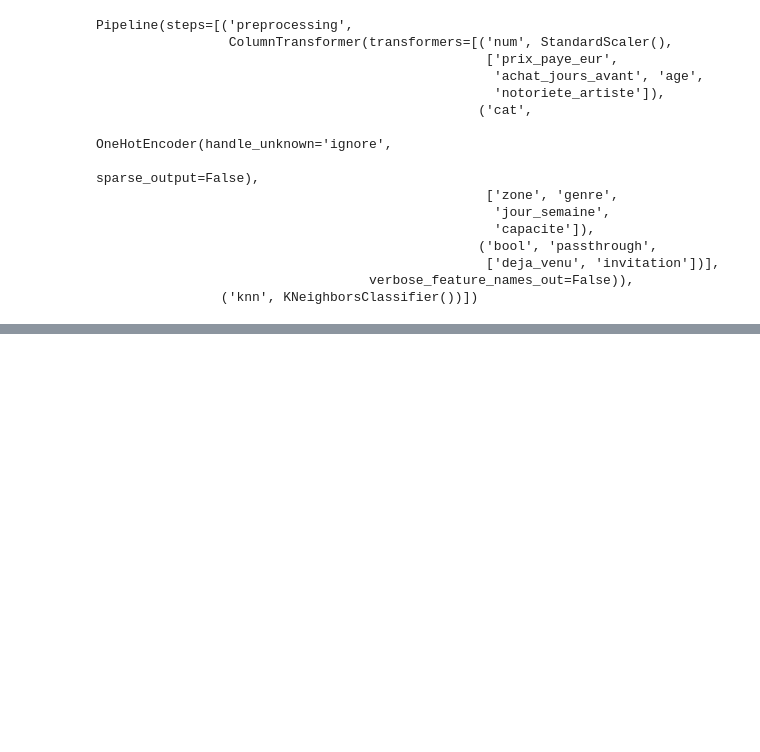
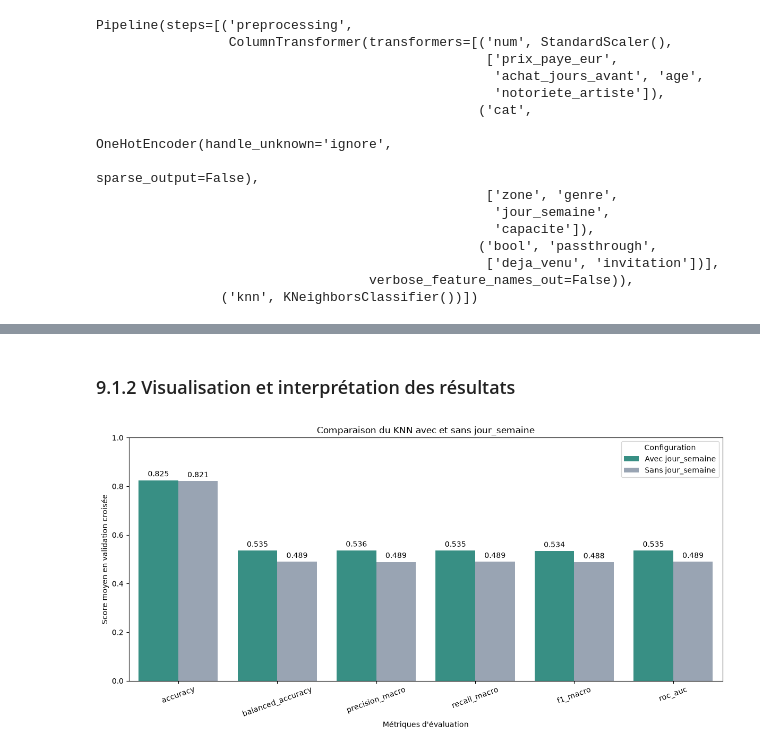
Before and after one commit to Fourkhoub/Projet_DataMining, a Jupyter notebook: notebooks/Question5.ipynb, the cells around one changed output, grey strips where cells are left out. Cells and saved outputs as stored; diff of their text form; code cells hidden in the pictures; blank space fills up the shorter version.

```diff
--- a/notebooks/Question5.ipynb
+++ b/notebooks/Question5.ipynb
@@ -941,0 +1510,41 @@ Pipeline(steps=[('preprocessing',
+# %% [markdown]
+### 9.1.2 Visualisation et interprétation des résultats
+# %%
+# Préparation des données pour la visualisation
+comparaison_jour_graph = comparaison_jour.melt(
+    id_vars='Métrique',
+    value_vars=[
+        'Avec jour_semaine',
+        'Sans jour_semaine'
+    ],
+    var_name='Configuration',
+    value_name='Score'
+)
+
+# Création de la figure
+plt.figure(figsize=(12, 6))
+
+# Comparaison graphique des performances
+ax = sns.barplot(
+    data=comparaison_jour_graph,
+    x='Métrique',
+    y='Score',
+    hue='Configuration',
+    palette=['#2A9D8F', '#94A3B8']
+)
+
+# Affichage des scores sur les barres
+for container in ax.containers:
+    ax.bar_label(container, fmt='%.3f', padding=3)
+
+# Personnalisation du graphique
+plt.title("Comparaison du KNN avec et sans jour_semaine")
+plt.xlabel("Métriques d'évaluation")
+plt.ylabel("Score moyen en validation croisée")
+plt.ylim(0, 1)
+plt.xticks(rotation=20)
+plt.legend(title="Configuration")
+plt.tight_layout()
+plt.show()
+# %% [output]
+[figure, added]
```
Also changed, not shown: parts of 52 cells of this notebook.
